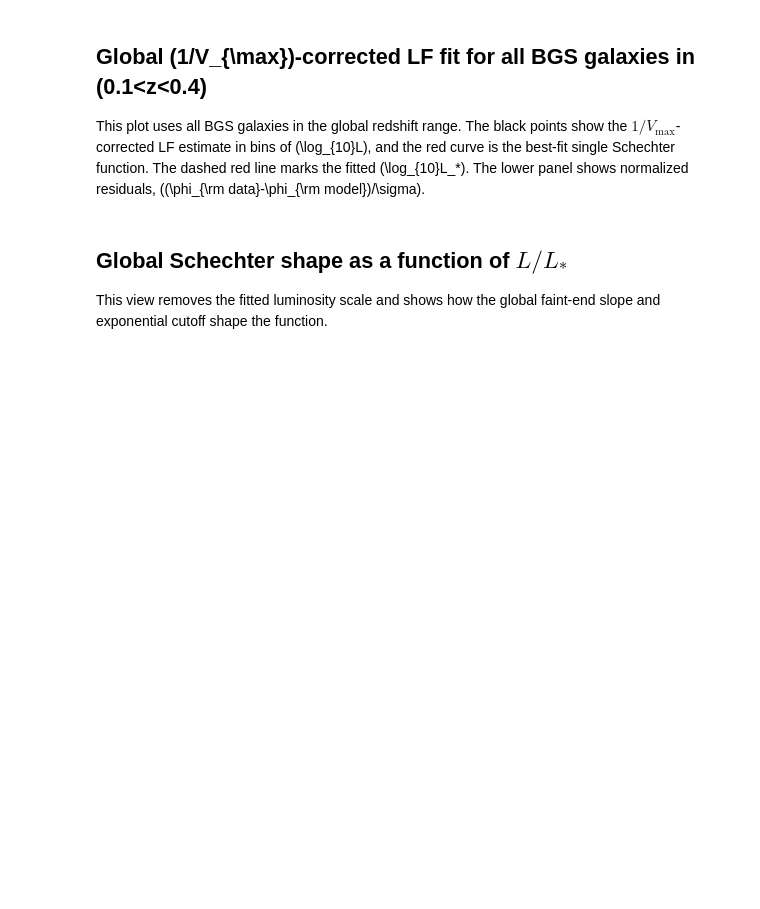
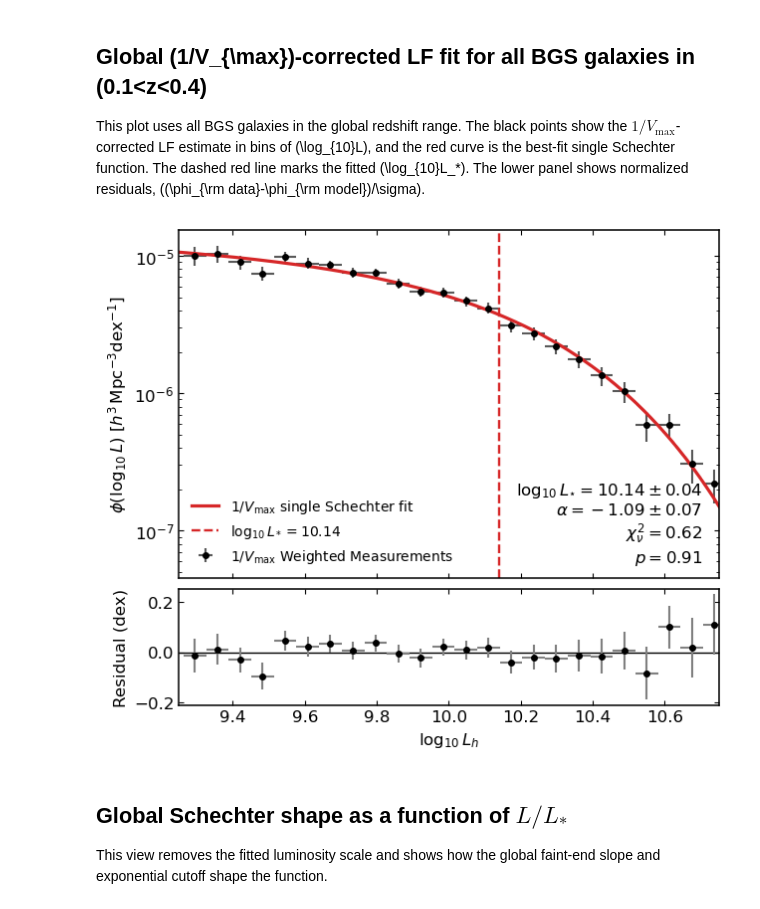
Before and after one commit to zzbenjamin94/DESI_c3clusters, a Jupyter notebook: make_catalogs/fit_luminosity_function_weights.ipynb, the cells around one changed output. Cells and saved outputs as stored; diff of their text form; code cells hidden in the pictures; blank space fills up the shorter version.

```diff
--- a/make_catalogs/fit_luminosity_function_weights.ipynb
+++ b/make_catalogs/fit_luminosity_function_weights.ipynb
@@ -60,7 +63,9 @@ BGS_FILES = [
     BGS_DIR / 'BGS_BRIGHT_full_noveto.dat.fits',
 ]
 
+REPO_DIR = Path('/global/homes/z/zzhang13/DESI/Projection/')
 OUTPUT_DIR = Path('/global/homes/z/zzhang13/DESI/Projection/catalogs')
+PLOT_DIR = REPO_DIR / 'plots'
 if not OUTPUT_DIR.exists():
     OUTPUT_DIR = Path.cwd()
 
@@ -667,49 +719,54 @@ ax.errorbar(
     color='black',
     ecolor='0.35',
     capsize=0,
-    label=rf"$1/V_{{\max}}$ BGS, ${global_fit['zlo']:.1f}<z<{global_fit['zhi']:.1f}$, $N={global_fit['N']:,}$",
+    label=r"$1/V_{\rm max}$ Weighted Measurements",
 )
 ax.plot(xgrid, ygrid, color='tab:red', lw=2.3, label=r'$1/V_{\max}$ single Schechter fit')
-ax.axvline(LOG_L_MIN_FIT, color='0.35', ls='-.', lw=1.3, label=rf'$\log_{{10}}L_h>{LOG_L_MIN_FIT:.1f}$ cut')
+#ax.axvline(LOG_L_MIN_FIT, color='0.35', ls='-.', lw=1.3, label=rf'$\log_{{10}}L_h>{LOG_L_MIN_FIT:.1f}$ cut')
 ax.axvline(
     global_fit['logL_star'],
     color='tab:red',
     ls='--',
     lw=1.7,
     label=rf"$\log_{{10}}L_*={global_fit['logL_star']:.2f}$",
 )
 
-for _, row in literature.iterrows():
-    ax.axvline(row['log10_L_star'], color='0.65', ls=':', lw=1.3, alpha=0.8)
+#for _, row in literature.iterrows():
+#    ax.axvline(row['log10_L_star'], color='0.65', ls=':', lw=1.3, alpha=0.8)
 
 ax.set_yscale('log')
 ax.set_ylabel(r'$\phi(\log_{10}L)$ [$h^3\,{\rm Mpc}^{-3}{\rm dex}^{-1}$]')
-ax.legend(loc='upper left', fontsize=9)
+ax.legend(loc='best', fontsize=10)
 ax.text(
     0.97,
-    0.05,
-    rf"$M_*-5\log h={global_fit['M_star_minus_5logh']:.2f}\pm{global_fit['M_star_minus_5logh_err']:.2f}$" + '\n' +
+    0.03,
+    rf"$\log_{{10}}L_{{\star}}={global_fit['logL_star']:.2f}\pm{global_fit['logL_star_err']:.2f}$" + '\n' +
     rf"$\alpha={global_fit['alpha']:.2f}\pm{global_fit['alpha_err']:.2f}$" + '\n' +
     rf"$\chi^2_\nu={summary.loc[0, 'reduced_chi2']:.2f}$" + '\n' +
-    rf"$p={summary.loc[0, 'p_value']:.2g}$",
+    rf"$p={summary.loc[0, 'p_value']:.2f}$",
     transform=ax.transAxes,
     ha='right',
     va='bottom',
-    bbox=dict(facecolor='white', edgecolor='none', alpha=0.85),
+    bbox=dict(facecolor='none', edgecolor='none', alpha=0.6),
 )
 
+rax.axhline(0.0, color='black', lw=1.0)
 rax.errorbar(xfit, resid_dex, xerr=global_fit['density_xerr'], yerr=resid_dex_err, fmt='o', ms=4, color='black', ecolor='0.5', capsize=0)
 rax.set_xlabel(r'$\log_{10}L_h$')
-rax.set_ylabel(r'$\Delta\log_{10}\phi$ [dex]')
-rax.axhline(0.0, color='black', lw=1.0)
+rax.set_ylabel(r'Residual (dex)')
+#rax.set_ylim(-2, 2)
+rax.set_xlim(9.25,10.75)
 
 for axis in (ax, rax):
     axis.tick_params(direction='in', top=True, right=True)
     for spine in axis.spines.values():
         spine.set_linewidth(1.1)
 
 fig.tight_layout()
+plt.savefig(PLOT_DIR / 'LF_vmax_z0pt1_0pt4_BGS.jpeg', dpi=180)
 plt.show()
+# %% [output]
+[figure, added]
 # %% [markdown]
 ## Global Schechter shape as a function of $L/L_*$
 
```
Also changed, not shown: parts of 17 cells of this notebook, 2 other files.
